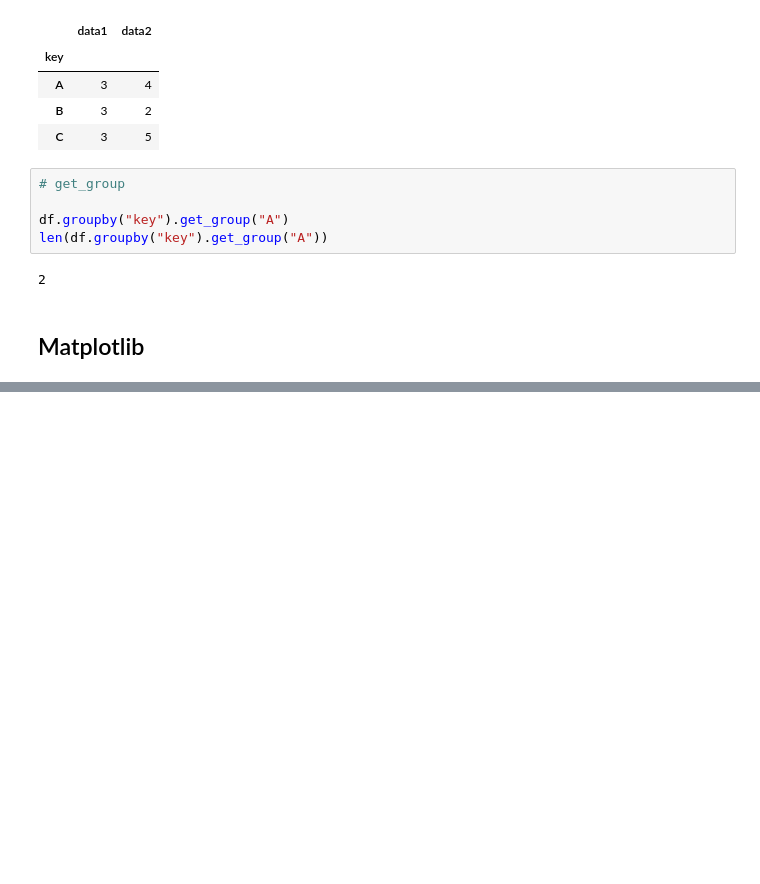
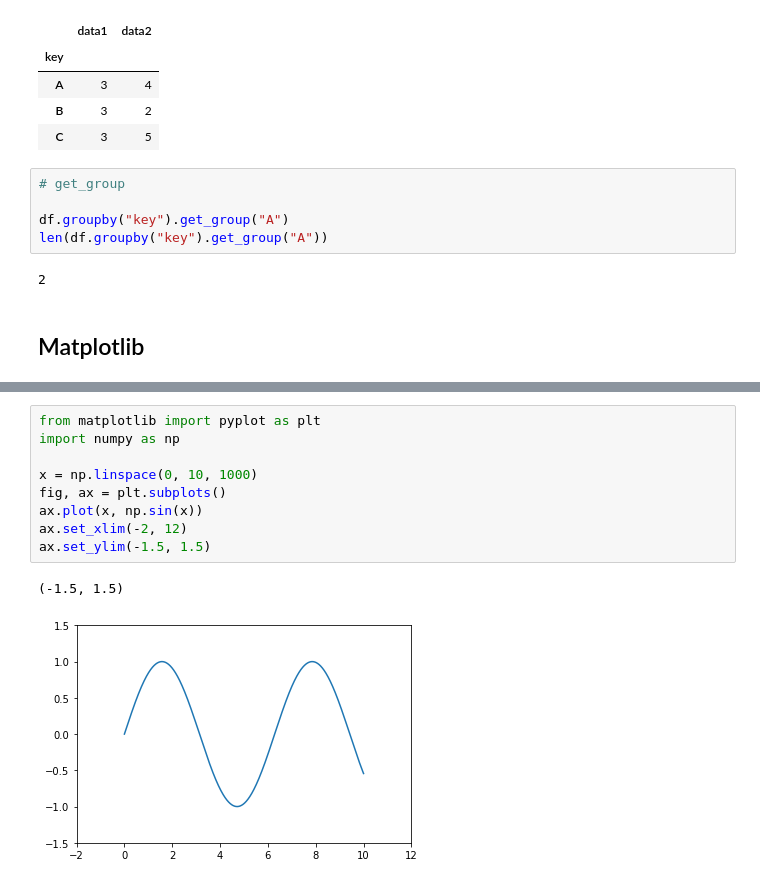
Before and after one commit to mjkimcs/portfolio, a Jupyter notebook: Numpy_Pandas_Matplotlib.ipynb, the cells around one changed output, grey strips where cells are left out. Saved outputs shown, nothing was run; the diff lists cells and outputs as text; blank space fills up the shorter version.

```diff
--- a/Numpy_Pandas_Matplotlib.ipynb
+++ b/Numpy_Pandas_Matplotlib.ipynb
@@ -474,0 +495,12 @@ len(df.groupby("key").get_group("A"))
+# %%
+from matplotlib import pyplot as plt
+import numpy as np
+
+x = np.linspace(0, 10, 1000)
+fig, ax = plt.subplots()
+ax.plot(x, np.sin(x))
+ax.set_xlim(-2, 12)
+ax.set_ylim(-1.5, 1.5)
+# %% [output]
+(-1.5, 1.5)
+[figure, added]
```
Also changed, not shown: parts of 5 cells of this notebook.
